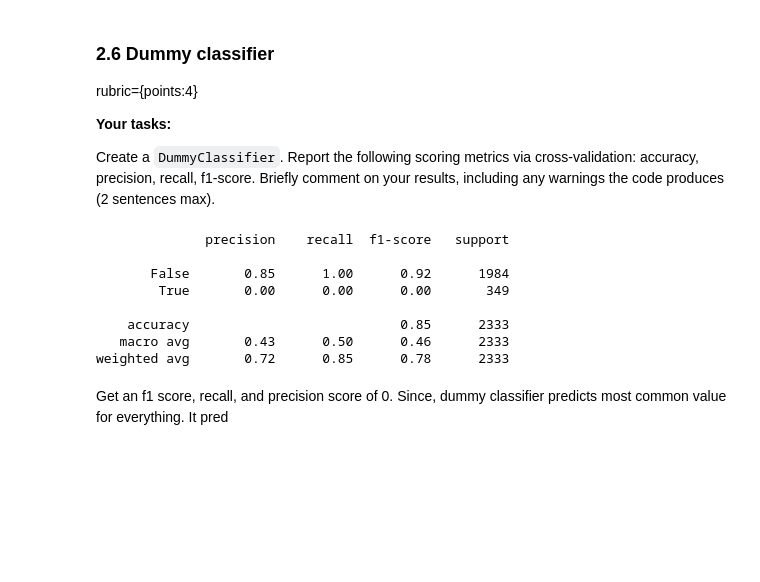
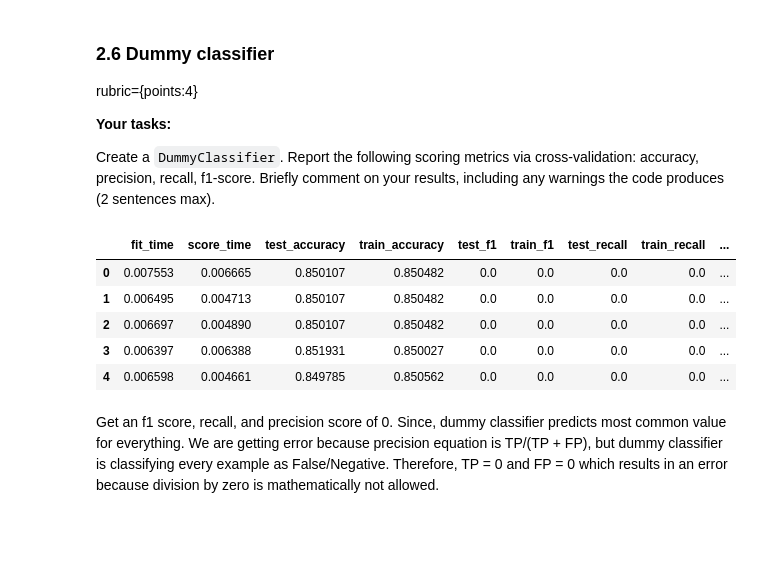
Before and after one commit to SilentM/cpsc330-2021W2, a Jupyter notebook: hw/hw5/hw5.ipynb, the cells around one changed output. Cells and saved outputs as stored; diff of their text form; code cells hidden in the pictures; blank space fills up the shorter version.

```diff
--- a/hw/hw5/hw5.ipynb
+++ b/hw/hw5/hw5.ipynb
@@ -422,43 +422,24 @@ Create a `DummyClassifier`. Report the following scoring metrics via cross-valid
 # %%
 scoring = [
     "accuracy",
     "f1",
     "recall",
     "precision",
 ]
 
-# scoring = {
-#     'recall' : make_scorer(recall_score),
-#     'f1_score' : make_scorer(f1_score),
-#     'precision' : make_scorer(precision_score, zero_division=0),
-
-# }
 
 dummy = DummyClassifier()
 pipe_dummy = make_pipeline(preprocessor, dummy)
-pipe_dummy.fit(X_train, y_train)
-vals = pipe_dummy.predict(X_train)
-vals_df = pd.DataFrame(vals)
-
-print(classification_report(y_train, vals))
-# print(vals_df.info())
-# print(vals_df.nunique())
-
-real_df = pd.DataFrame(y_train)
-# print(real_df.info())
-# print(real_df.nunique())
-# pd.DataFrame(cross_validate(pipe_dummy, X_train, y_train, cv=5, return_train_score=True, scoring=scoring))
+pd.DataFrame(cross_validate(pipe_dummy, X_train, y_train, cv=5, return_train_score=True, scoring=scoring))
 # %% [output]
-              precision    recall  f1-score   support
-
-       False       0.85      1.00      0.92      1984
-        True       0.00      0.00      0.00       349
-
-    accuracy                           0.85      2333
-   macro avg       0.43      0.50      0.46      2333
-weighted avg       0.72      0.85      0.78      2333
+|  | fit_time | score_time | test_accuracy | train_accuracy | test_f1 | train_f1 | test_recall | train_recall | ... |
+| 0 | 0.007553 | 0.006665 | 0.850107 | 0.850482 | 0.0 | 0.0 | 0.0 | 0.0 | ... |
+| 1 | 0.006495 | 0.004713 | 0.850107 | 0.850482 | 0.0 | 0.0 | 0.0 | 0.0 | ... |
+| 2 | 0.006697 | 0.004890 | 0.850107 | 0.850482 | 0.0 | 0.0 | 0.0 | 0.0 | ... |
+| 3 | 0.006397 | 0.006388 | 0.851931 | 0.850027 | 0.0 | 0.0 | 0.0 | 0.0 | ... |
+| 4 | 0.006598 | 0.004661 | 0.849785 | 0.850562 | 0.0 | 0.0 | 0.0 | 0.0 | ... |
 # %% [markdown]
-Get an f1 score, recall, and precision score of 0. Since, dummy classifier predicts most common value for everything. It pred
+Get an f1 score, recall, and precision score of 0. Since, dummy classifier predicts most common value for everything. We are getting error because precision equation is TP/(TP + FP), but dummy classifier is classifying every example as False/Negative. Therefore, TP = 0 and FP = 0 which results in an error because division by zero is mathematically not allowed.
 # %% [markdown]
 <br><br>
 # %% [markdown]
```
Also changed, not shown: parts of 21 cells of this notebook.
